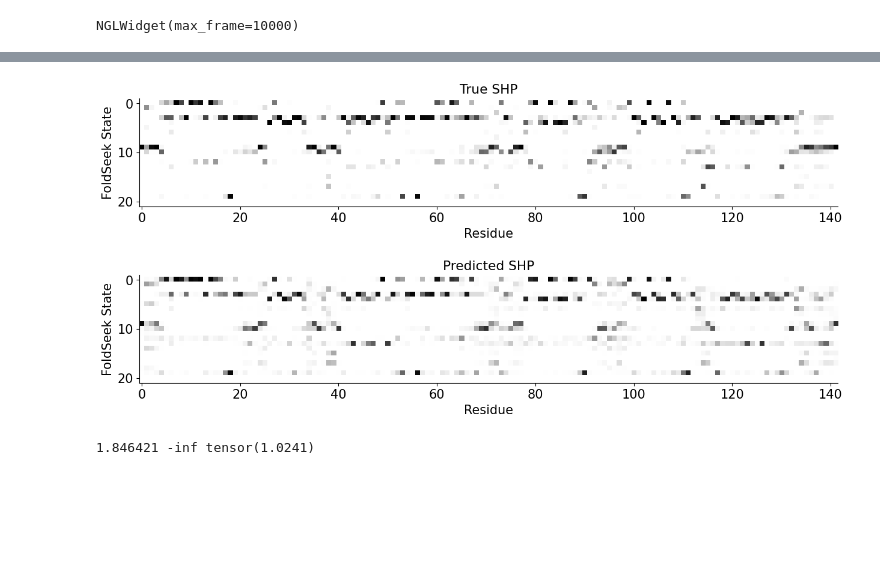
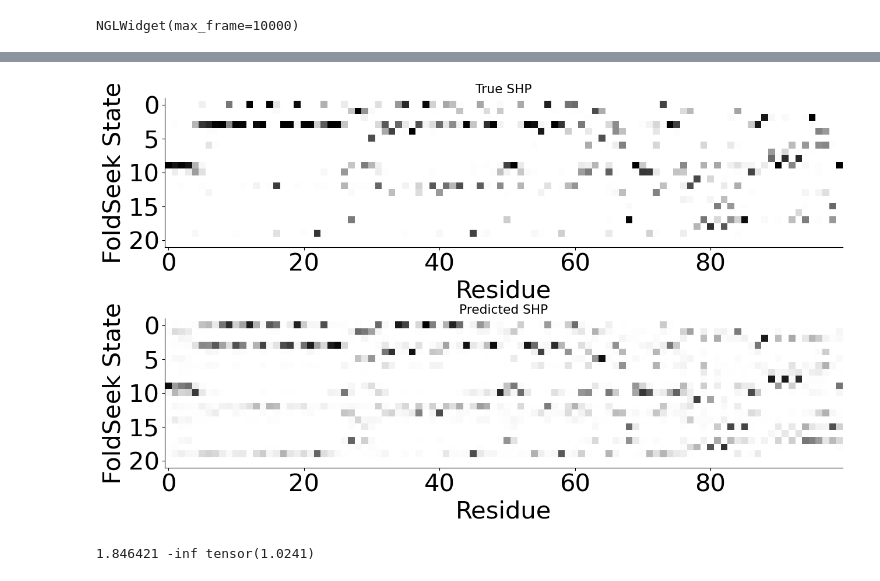
Before and after one commit to flatironinstitute/RocketSHP, a Jupyter notebook: notebooks/2.0_evaluate_model_atlas.ipynb, the cells around one changed output, grey strips where cells are left out. Saved outputs shown, nothing was run; the diff lists cells and outputs as text; code cells hidden in the pictures; blank space fills up the shorter version.

Commit message:
mdcath trained model with temperatures

```diff
--- a/notebooks/2.0_evaluate_model_atlas.ipynb
+++ b/notebooks/2.0_evaluate_model_atlas.ipynb
@@ -57,0 +63,10 @@ logger.info(f"{len(adl.dataset)}, {len(adl.train_data)}, {len(adl.val_data)}, {l
+# %%
+tdl  = adl.train_dataloader()
+for batch in tdl:
+    break
+
+for k,v in batch[0].items():
+    print(k, v.shape)
+
+for k,v in batch[1].items():
+    print(k, v.shape)
@@ -84,11 +106,11 @@ from scipy.stats import pearsonr, spearmanr
 
 ### by key ###
 
-# def get_idx_name(name):
-#     return adl.dataset.samples.index(name)
+def get_idx_name(name):
+    return adl.dataset.samples.index(name)
 
-# key = "1a62_A/R1"
-# feats, labels = adl.dataset[get_idx_name("1a62_A/R1")]
+key = "1tzw_A/R2"
+feats, labels = adl.dataset[get_idx_name(key)]
 ##############
 
 ### by index ###
@@ -97,16 +119,18 @@ DATA_SUBSET = adl.val_data
 # DATA_SUBSET = adl.train_data
 
 # SAMPLE_I = 35
-SAMPLE_I = 70 #*** 1TZW
+# SAMPLE_I = 70 #*** 1TZW
 # SAMPLE_I = 15 # validation
 # SAMPLE_I = 84 # validation
 # SAMPLE_I = 100 # validation
 # SAMPLE_I = 192 # validation
 # SAMPLE_I = 300 # validation
 
-feats, labels = DATA_SUBSET[SAMPLE_I]
-key = adl.dataset.samples[DATA_SUBSET.indices[SAMPLE_I]]
+# feats, labels = DATA_SUBSET[SAMPLE_I]
+# key = adl.dataset.samples[DATA_SUBSET.indices[SAMPLE_I]]
+
 pdb_code, rep = key.split("/")
+pdb_code_save = pdb_code + "_seqOnly"
 ##############
 
 def normalize(x):
@@ -117,14 +141,15 @@ with torch.no_grad():
         # feats["struct_feats"] = torch.zeros_like(feats["struct_feats"])
         # seqonly_result = model({k: v.to(device).unsqueeze(0) for k, v in feats.items()})
 
+plt.rcParams.update({'font.size': 16})
 plt.figure(figsize=(10, 6))
-plt.plot(labels["rmsf"],label="RMSF")
-plt.plot(both_result["rmsf"].detach().cpu().numpy().squeeze(),label="predicted")
+plt.plot(labels["rmsf"],label="True RMSF")
+plt.plot(both_result["rmsf"].detach().cpu().numpy().squeeze(),label="Predicted RMSF")
 plt.ylabel("RMSF")
 plt.xlabel("Residue")
 # plt.title(f"Protein: {key}")
 plt.legend()
 sns.despine()
-plt.savefig(config.PROJ_ROOT / "img" / f"{pdb_code}_rmsf_comparison.svg", bbox_inches="tight")
+plt.savefig(config.PROJ_ROOT / "img" / f"{pdb_code_save}_rmsf_comparison.svg", bbox_inches="tight")
 plt.show()
 # %% [output]
@@ -238,31 +263,31 @@ plt.show()
 # %%
 # Foldseek Structure Heterogeneity Profile
-fig, ax = plt.subplots(2, 1, figsize=(15, 7))
+fig, ax = plt.subplots(2, 1, figsize=(15, 9))
 from torch.nn.functional import softmax
 
 true_shp = labels["shp"].squeeze().T
 predicted_shp = both_result["shp"].cpu().squeeze().T
 
 plt.rcParams.update({'font.size': 13})
 ax[0].imshow(true_shp, cmap="binary")
 ax[0].set_xlabel("True")
 ax[0].set_ylim(21, -1)
 ax[0].set_title("True SHP")
 ax[0].set_xlabel("Residue")
 ax[0].set_ylabel("FoldSeek State")
 
 ax[1].imshow(softmax(predicted_shp,dim=0), cmap="binary")
 # ax[1].imshow(predicted_shp, cmap="binary")
 ax[1].set_title("Predicted SHP")
 ax[1].set_ylabel("FoldSeek State")
 ax[1].set_xlabel("Residue")
 ax[1].set_ylim(21, -1)
 sns.despine()
 
-plt.savefig(config.PROJ_ROOT / "img" / f"{pdb_code}_shp_comparison.svg", bbox_inches="tight")
+plt.savefig(config.PROJ_ROOT / "img" / f"{pdb_code_save}_shp_comparison.svg", bbox_inches="tight")
 plt.show()
 # %% [output]
-[figure, old version]
+[figure, new version]
 # %%
 from scipy.stats import entropy
 ent = entropy(true_shp)
```
Also changed, not shown: parts of 9 cells of this notebook, 12 other files.
